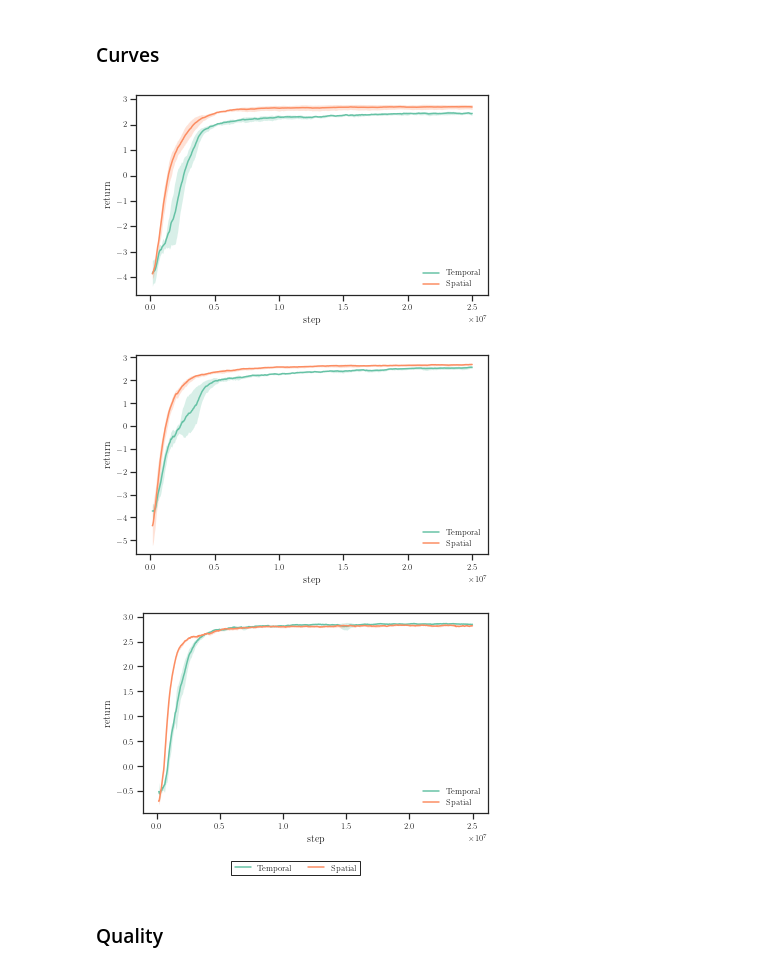
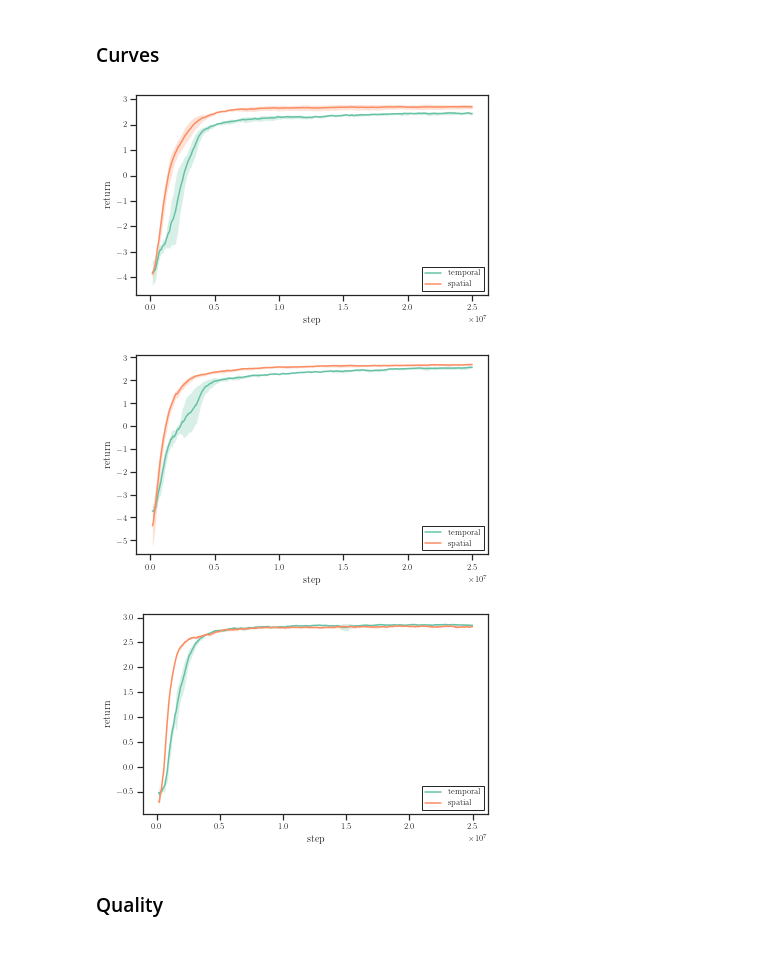
Before and after one commit to fumlig/visualsearch, a Jupyter notebook: plot.ipynb, the cells around one changed output. Cells and saved outputs as stored; diff of their text form; code cells hidden in the pictures.

```diff
--- a/plot.ipynb
+++ b/plot.ipynb
@@ -156,7 +156,7 @@ from matplotlib.colors import ListedColormap, BoundaryNorm
 from test import play
 
 
-def plot_path(env_id, agent=None, model=None, device=None, seed=None, xlabel="$p_1$", ylabel="$p_0$"):
+def plot_path(env_id, agent=None, model=None, device=None, seed=None, xlabel="$p_{t,1}$", ylabel="$p_{t,0}$", tlabel="step $t$"):
     assert agent is not None or model is not None
     assert model is None or device is not None
 
@@ -192,11 +192,10 @@ def plot_path(env_id, agent=None, model=None, device=None, seed=None, xlabel="$p
     ax.set_xlabel(xlabel)
     ax.invert_yaxis()
 
-    ax.grid(color="black", linestyle='--', linewidth=0.25)
-    ax.legend(frameon=False)
+    ax.legend()
 
     sm = plt.cm.ScalarMappable(cmap=cmap, norm=plt.Normalize(0, len(path)))
-    fig.colorbar(sm, label="time step")
+    fig.colorbar(sm, label=tlabel)
 
     fig.tight_layout()
 
@@ -209,15 +208,9 @@ MODELS = [("lstm", "models/gaussian/lstm/0.pt"), ("map", "models/gaussian/map/0.
 
 env = gym.make(ENV_ID)
 env.reset(seed=SEED)
-img = env.render()
 
 fig, ax = plt.subplots(figsize=figsize())
-#ax.grid(color="black", linestyle='--', linewidth=0.25)
-ax.set_yticks(range(0, img.shape[0], env.view[0]))
-ax.set_xticks(range(0, img.shape[1], env.view[1]))
-ax.set_yticklabels(range(env.shape[0]))
-ax.set_xticklabels(range(env.shape[1]))
-ax.imshow(img)
+env.plot(ax, inset=False)
 
 fig.tight_layout()
 fig.savefig(figpath(f"path-scene", format="pgf"), dpi=300)
@@ -314,36 +303,31 @@ def plot_values(ax, all_values, max_x=0, label=None, **kwargs):
 # %%
 timesteps = int(25e6)
 environments = ["gaussian", "terrain", "camera"]
 seeds = [0, 1, 2]
 field = "return"
 
 for i, environment in enumerate(environments):
     fig, ax = plt.subplots(figsize=figsize(width=TEXTWIDTH_IN))
 
     data = {
-        "Temporal": [f"results/{environment}/lstm/{seed}/train.csv" for seed in seeds],
-        "Spatial": [f"results/{environment}/map/{seed}/train.csv" for seed in seeds],
+        "temporal": [f"results/{environment}/lstm/{seed}/train.csv" for seed in seeds],
+        "spatial": [f"results/{environment}/map/{seed}/train.csv" for seed in seeds],
     }
 
     for label, csv_files in data.items():
         raw_data = np.array([read_csv(f, field) for f in csv_files])
         plot_values(ax, raw_data, label=label, smoothing=0.95, first_valid=10, x_scale=timesteps/raw_data.shape[1])
 
     ax.set_xlabel("step")
     ax.set_ylabel(field)
-    ax.legend(frameon=False)
-
-    if i == len(environments) - 1:
-        handles, labels = plt.gca().get_legend_handles_labels()
-        by_label = dict(zip(labels, handles))
-        fig.legend(by_label.values(), by_label.keys(), ncol=len(environments), loc="lower center", bbox_to_anchor=(0.5, -0.1))
+    ax.legend()
 
     fig.tight_layout()
     fig.savefig(figpath(f"learning-{environment}"), bbox_inches="tight")
 # %% [output]
-[figure, old version]
+[figure, new version]
-[figure, old version]
+[figure, new version]
-[figure, old version]
+[figure, new version]
 # %% [markdown]
 ### Quality
 # %%
```
Also changed, not shown: parts of 8 cells of this notebook, 23 other files.
